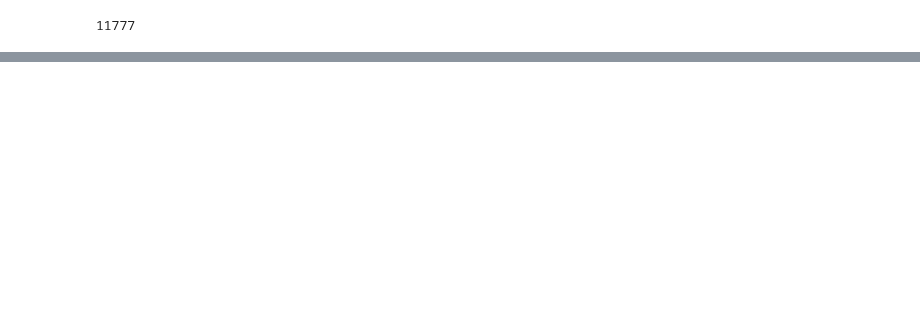
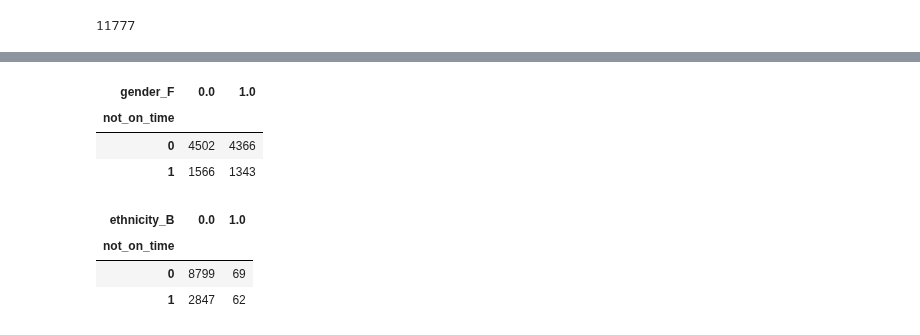
Before and after one commit to jgutman/mvesc, a Jupyter notebook: Models_Results/testing_cross_validation_plus_fun.ipynb, the cells around one changed output, grey strips where cells are left out. Drawn from its saved outputs; the diff is of its cells as text; code cells hidden in the pictures; blank space fills up the shorter version.

```diff
--- a/Models_Results/testing_cross_validation_plus_fun.ipynb
+++ b/Models_Results/testing_cross_validation_plus_fun.ipynb
@@ -515,0 +379,14 @@ train_X
+# %%
+pd.crosstab(outcome_plus_features.not_on_time, outcome_plus_features.gender_F)
+# %% [output]
+| gender_F | 0.0 | 1.0 |
+| not_on_time |  |  |
+| 0 | 4502 | 4366 |
+| 1 | 1566 | 1343 |
+# %%
+pd.crosstab(outcome_plus_features.not_on_time, outcome_plus_features.ethnicity_B)
+# %% [output]
+| ethnicity_B | 0.0 | 1.0 |
+| not_on_time |  |  |
+| 0 | 8799 | 69 |
+| 1 | 2847 | 62 |
```
Also changed, not shown: parts of 82 cells of this notebook, 2 other files.
